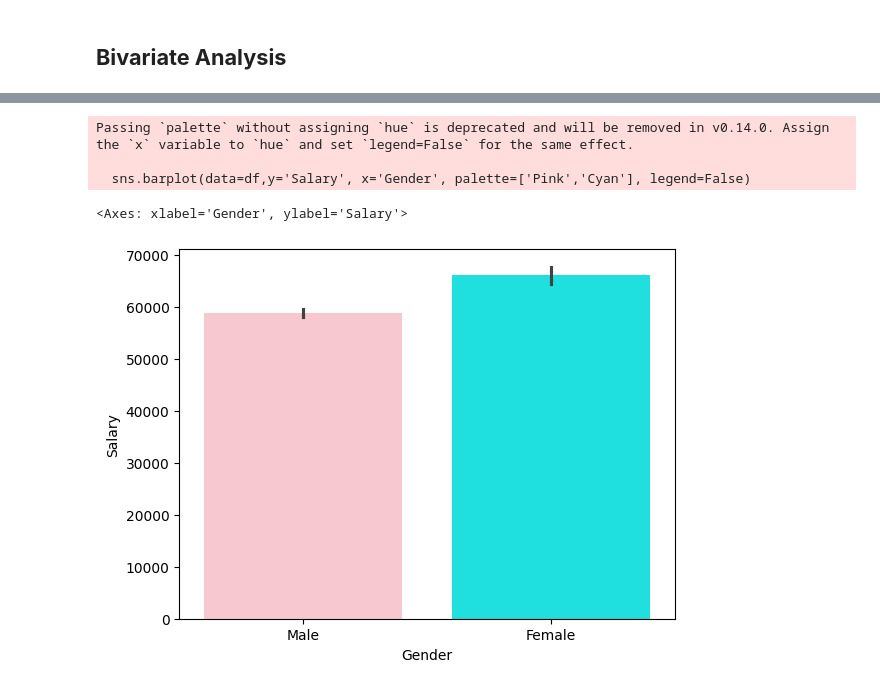
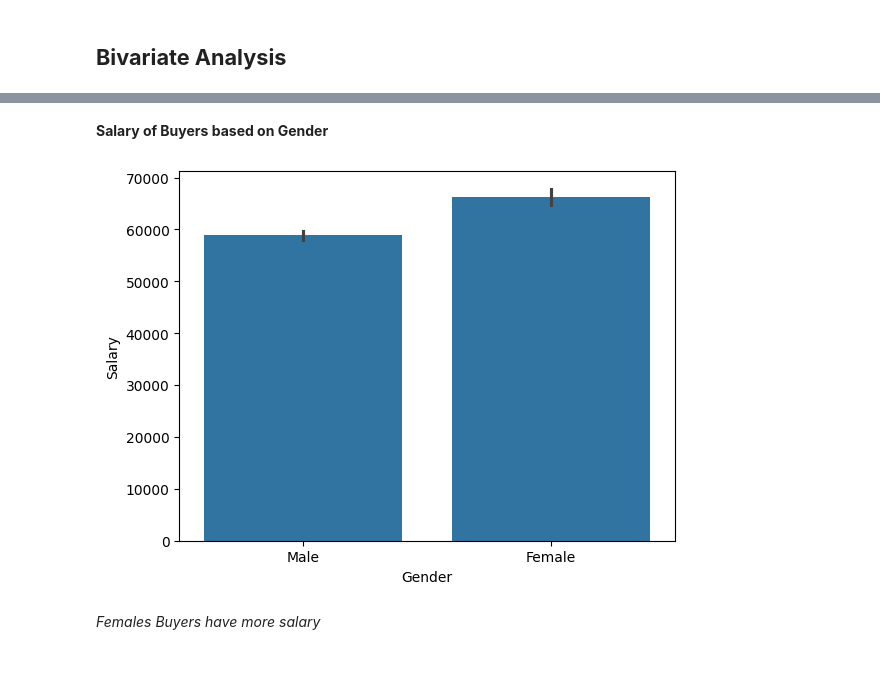
Before and after one commit to sijojoy186/LearnPython, a Jupyter notebook: Projects/AustoAutomobiles.ipynb, the cells around one changed output, grey strips where cells are left out. Saved outputs shown, nothing was run; the diff lists cells and outputs as text; code cells hidden in the pictures.

```diff
--- a/Projects/AustoAutomobiles.ipynb
+++ b/Projects/AustoAutomobiles.ipynb
@@ -290,8 +392,8 @@ sns.countplot(data=df,x='Marital_status')
+# %% [markdown]
+**Salary of Buyers based on Gender**
 # %%
-sns.barplot(data=df,y='Salary', x='Gender', palette=['Pink','Cyan'], legend=False)
+sns.barplot(data=df,y='Salary', x='Gender');
 # %% [output]
-Passing `palette` without assigning `hue` is deprecated and will be removed in v0.14.0. Assign the `x` variable to `hue` and set `legend=False` for the same effect.
-
-  sns.barplot(data=df,y='Salary', x='Gender', palette=['Pink','Cyan'], legend=False)
-<Axes: xlabel='Gender', ylabel='Salary'>
-[figure, old version]
+[figure, new version]
+# %% [markdown]
+*Females Buyers have more salary*
```
Also changed, not shown: parts of 39 cells of this notebook.
